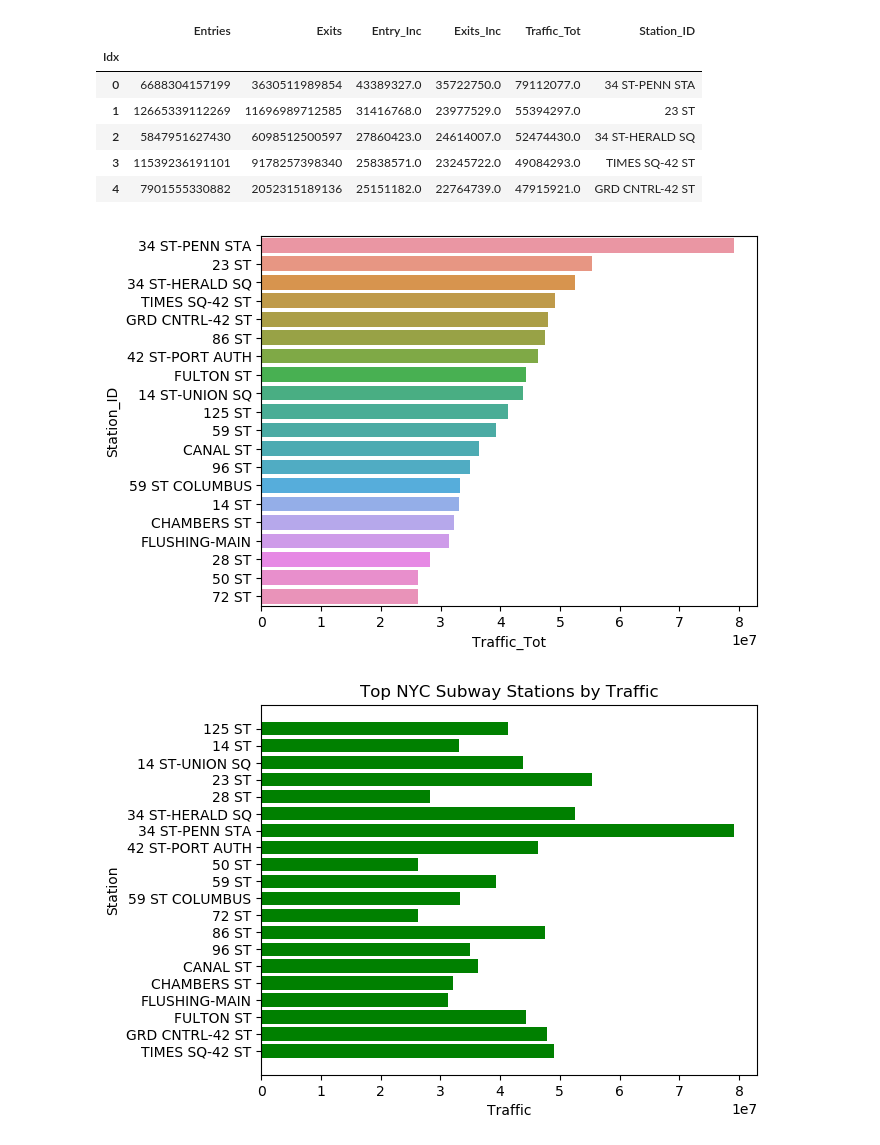
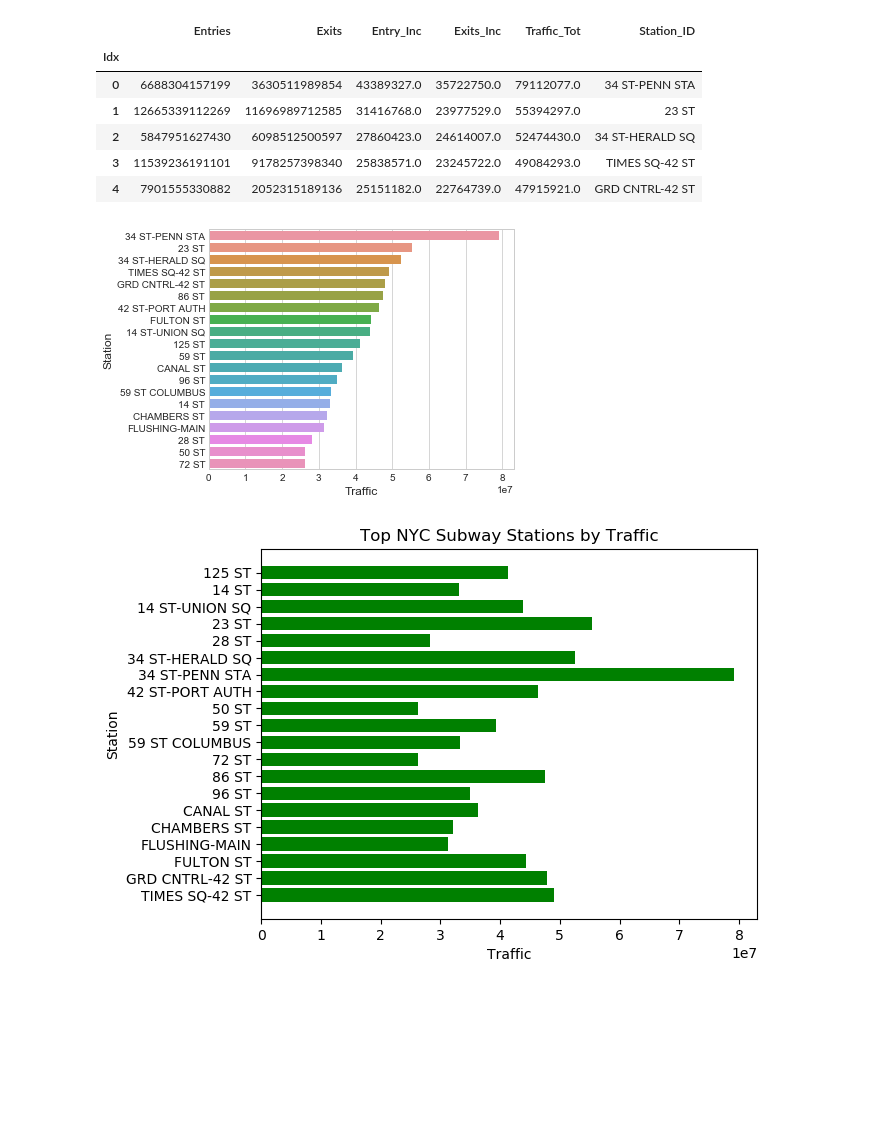
Before and after one commit to cipher813/McMahon_Metis, a Jupyter notebook: Project_1/P1_MTA.ipynb, the cells around one changed output. Drawn from its saved outputs; the diff is of its cells as text; code cells hidden in the pictures; blank space fills up the shorter version.

```diff
--- a/Project_1/P1_MTA.ipynb
+++ b/Project_1/P1_MTA.ipynb
@@ -107,18 +107,14 @@ data_stn.head()
 # %%
 # verify results: check http://web.mta.info/nyct/facts/ffsubway.htm
 ax = sns.barplot(x="Traffic_Tot", y='Station_ID', data=data_stn)
-# new_title = 'Top NYC Subway Stations by Traffic'
-# ax._legend.set_title(new_title)
-# # replace labels
-# new_labels = ['Traffic Total', 'Station']
-# for t, l in zip(g._legend.texts, new_labels): t.set_text(l)
-# fig.set_axis_labels('Colors', 'Values')
-# to confirm that 23rd St is a top station.  With more time, would
-# further analyze top stations for outliers.
+
+plt.xlabel('Traffic', fontsize=12)
+plt.ylabel('Station', fontsize=12)
+plt.tight_layout()
 plt.savefig('charts/Top20.png')
 plt.show()
 # %% [output]
-[figure, old version]
+[figure, new version]
 # %%
 y = pd.Series(data_stn['Station_ID'])
 x = pd.Series(data_stn['Traffic_Tot'])
```
Also changed, not shown: parts of 7 cells of this notebook, 7 other files.
